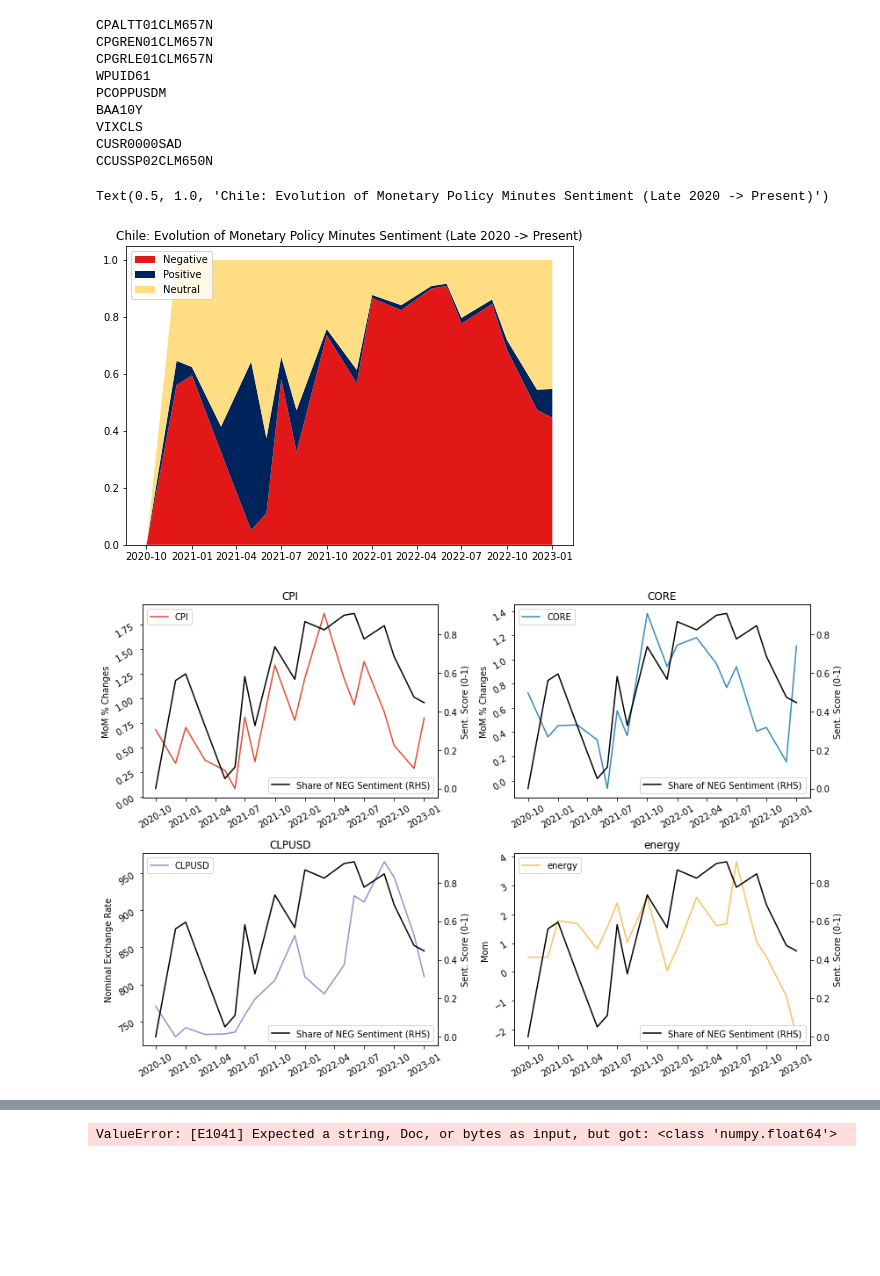
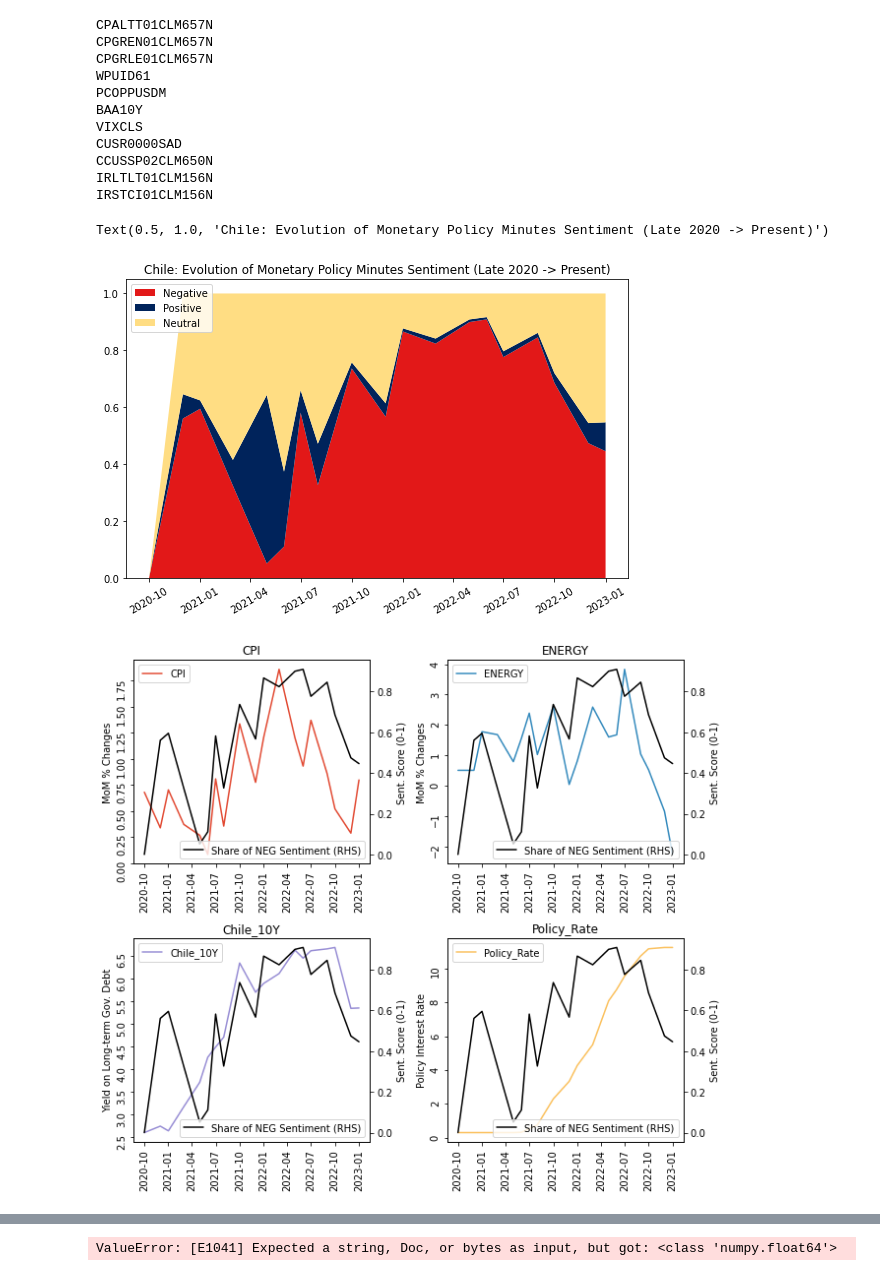
Before and after one commit to willcrossb/Latam_CPI_nowcast, a Jupyter notebook: MonPol_minutes/analyze_CB_comm.ipynb, the cells around one changed output, grey strips where cells are left out. Drawn from its saved outputs; the diff is of its cells as text; code cells hidden in the pictures; blank space fills up the shorter version.

```diff
--- a/MonPol_minutes/analyze_CB_comm.ipynb
+++ b/MonPol_minutes/analyze_CB_comm.ipynb
@@ -80,7 +110,7 @@ def fredget(varlist, start_date, end_date, plots=True,freq="",name_map = dict())
 
 
 #Define FRED codes to search for
-FRED_list = ['CPALTT01CLM657N','CPGREN01CLM657N','CPGRLE01CLM657N','WPUID61','PCOPPUSDM','BAA10Y','VIXCLS','CUSR0000SAD','CCUSSP02CLM650N']
+FRED_list = ['CPALTT01CLM657N','CPGREN01CLM657N','CPGRLE01CLM657N','WPUID61','PCOPPUSDM','BAA10Y','VIXCLS','CUSR0000SAD','CCUSSP02CLM650N','IRLTLT01CLM156N','IRSTCI01CLM156N']
 s_d ='2020-01-01'
 e_d='2023-03-01'
 
@@ -89,9 +119,9 @@ df_collect_m, dfinfo_m = fredget(FRED_list, s_d, e_d, freq = "m", plots=False)
 #Convert this series to MoM % changes
 df_collect_m['WPUID61'] = df_collect_m['WPUID61'].pct_change(3)*100
 df_collect_m['PCOPPUSDM'] = df_collect_m['PCOPPUSDM'].pct_change(3)*100
-rename_cols = {"CPALTT01CLM657N":"CPI","CPGREN01CLM657N":"energy","CPGRLE01CLM657N":"CORE","WPUID61":"USppi","PCOPPUSDM":"copper","CLP=X":"exrate","CL=F":"oil","CUSR0000SAD":"goods",'CCUSSP02CLM650N':'CLPUSD'}
+rename_cols = {"CPALTT01CLM657N":"CPI","CPGREN01CLM657N":"ENERGY","CPGRLE01CLM657N":"CORE","WPUID61":"USppi","PCOPPUSDM":"copper","CLP=X":"exrate","CL=F":"oil","CUSR0000SAD":"goods",'CCUSSP02CLM650N':'USD/CLP','IRLTLT01CLM156N':'Chile_10Y','IRSTCI01CLM156N':'Policy_Rate'}
 df_collect_m = df_collect_m.rename(columns=rename_cols)
-df = df.merge(df_collect_m, how='inner',left_index=True,right_index=True)
+dfp = df.merge(df_collect_m, how='inner',left_index=True,right_index=True)
 # %% [output]
 CPALTT01CLM657N
 CPGREN01CLM657N
@@ -102,48 +132,52 @@ BAA10Y
 VIXCLS
 CUSR0000SAD
 CCUSSP02CLM650N
+IRLTLT01CLM156N
+IRSTCI01CLM156N
 # %%
 import matplotlib.pyplot as plt
 colpal = ['E21818', '00235B','FFDD83' ]
-fig = plt.figure(figsize = (8, 5.5))
-plt.stackplot(df.index,  df["negative"], df["positive"], df["neutral"], labels=['Negative','Positive','Neutral'],colors=colpal)
+fig = plt.figure(figsize = (9, 5.5))
+plt.xticks(rotation=30)
+plt.stackplot(dfp.index,  dfp["negative"], dfp["positive"], dfp["neutral"], labels=['Negative','Positive','Neutral'],colors=colpal)
 plt.legend(loc='upper left')
 plt.title('Chile: Evolution of Monetary Policy Minutes Sentiment (Late 2020 -> Present)')
 # %% [output]
 Text(0.5, 1.0, 'Chile: Evolution of Monetary Policy Minutes Sentiment (Late 2020 -> Present)')
-[figure, old version]
+[figure, new version]
 # %%
 #Plot Negative sentiment vs. Relevanrt covariates
-fig, axs = plt.subplots(2,2, figsize = (12, 8))
+fig, axs = plt.subplots(1,4, figsize = (9, 8))
 
 #Plot index variable
 col = 0
 row = 0
 colorlist = ['#E24A33','#348ABD','#988ED5','#FBC15E','#8EBA42','#FFB5B','#777777']
 
-cov_list = {'CPI':'MoM % Changes','CORE':'MoM % Changes','CLPUSD':'Nominal Exchange Rate','energy':'Mom'}
+cov_list = {'CPI':'MoM % Changes','ENERGY':'MoM % Changes','Chile_10Y':'Yield on Long-term Gov. Debt','Policy_Rate':'Policy Interest Rate'}
 for i, var in enumerate(cov_list):
 
     fig.tight_layout()
 
     #chart Indexing
     if i == 2:
         row = 1
         col = 0
 
     #Define plots here
     axs[row,col].set_title(var)
-    axs[row,col].tick_params(rotation=30)
-    axs[row,col].plot(df[var],color = colorlist[i],label =var)
+    axs[row,col].tick_params(rotation=90)
+    axs[row,col].plot(dfp[var],color = colorlist[i],label =var,solid_capstyle='round')
     axs[row,col].legend(loc='upper left')
     axs[row,col].set_ylabel(cov_list[var])
     ax2 = axs[row,col].twinx()
 
-    ax2.plot(df['negative'],'k',label ='Share of NEG Sentiment (RHS)')
+    ax2.plot(dfp['negative'],'k',label ='Share of NEG Sentiment (RHS)',solid_capstyle='round')
     ax2.legend(loc='lower right')
     ax2.set_ylabel('Sent. Score (0-1)')
 
+    col += 1
 
-    col += 1
+plt.savefig('filename.png', dpi=300)
 # %% [output]
-[figure, old version]
+[figure, new version]
```
Also changed, not shown: parts of 3 cells of this notebook.
